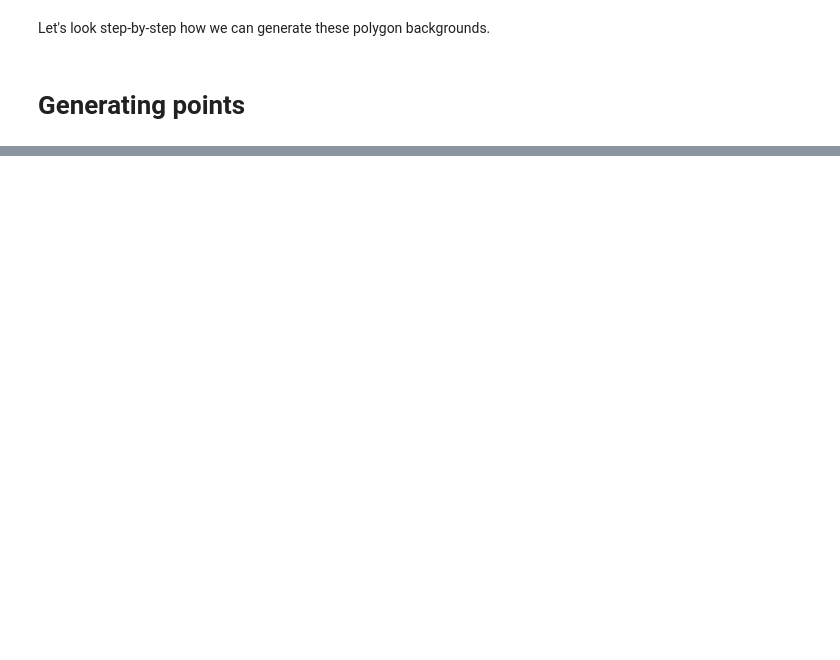
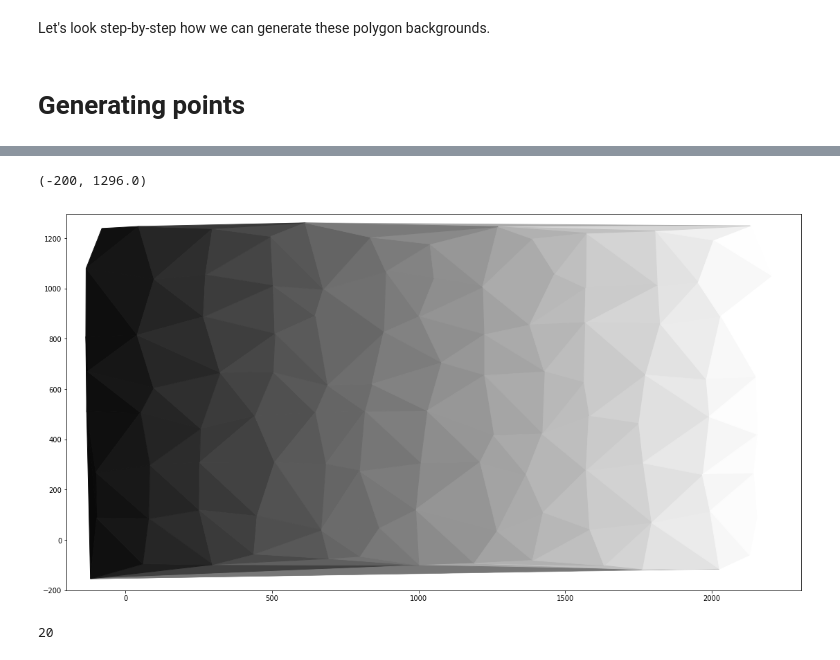
Before and after one commit to mitch-karch/tri, a Jupyter notebook: Explanation.ipynb, the cells around one changed output, grey strips where cells are left out. Saved outputs shown, nothing was run; the diff lists cells and outputs as text; code cells hidden in the pictures; blank space fills up the shorter version.

```diff
--- a/Explanation.ipynb
+++ b/Explanation.ipynb
@@ -189,2 +165,19 @@ def normalY(OldValue):
+# %%
+fig = plt.figure(figsize=(19,10))
+
+ax = plt.gca()
+
+for point in samplePoints[tri]:
+    centers = centerTriangle(point)
+    percentageX = min(normalizeCoordinate(centers[0],bleedX,graphWidth),1)
+    p = Polygon(point, closed=True, color=[percentageX,percentageX,percentageX,1])
+    ax.add_patch(p)
+
+#plt.scatter(samplePoints[:,0], samplePoints[:,1])
+ax.set_xlim(-200,graphWidth*1.2)
+ax.set_ylim(-200,graphHeight*1.2)
+# %% [output]
+(-200, 1296.0)
+[figure, added]
 # %%
 from colour import Color
@@ -190,0 +214,5 @@ from colour import Color
+# %%
+gradi_X = calculate_gradient(first_c.rgb, second_c.rgb, color_steps)
+print(len(gradi_X))
+# %% [output]
+20
```
Also changed, not shown: parts of 19 cells of this notebook.
